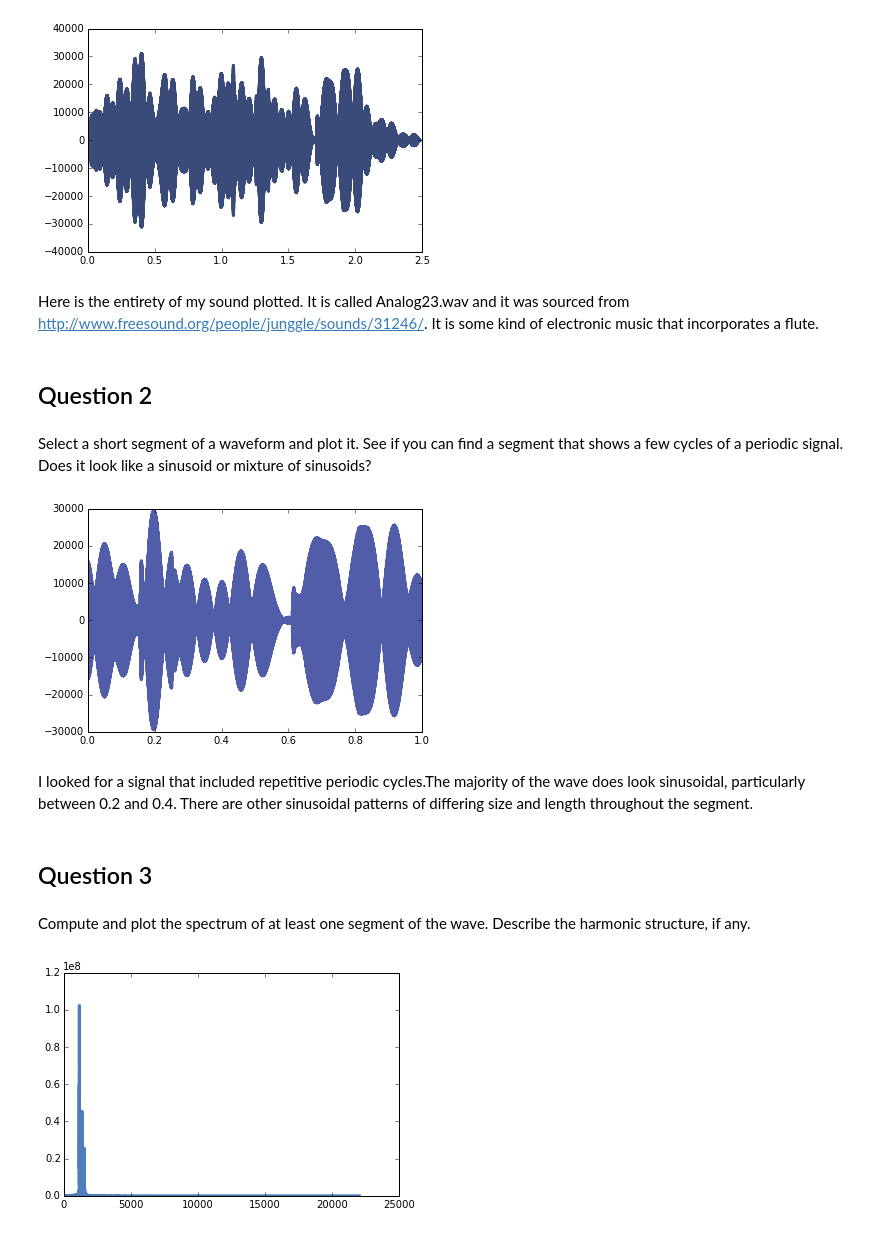
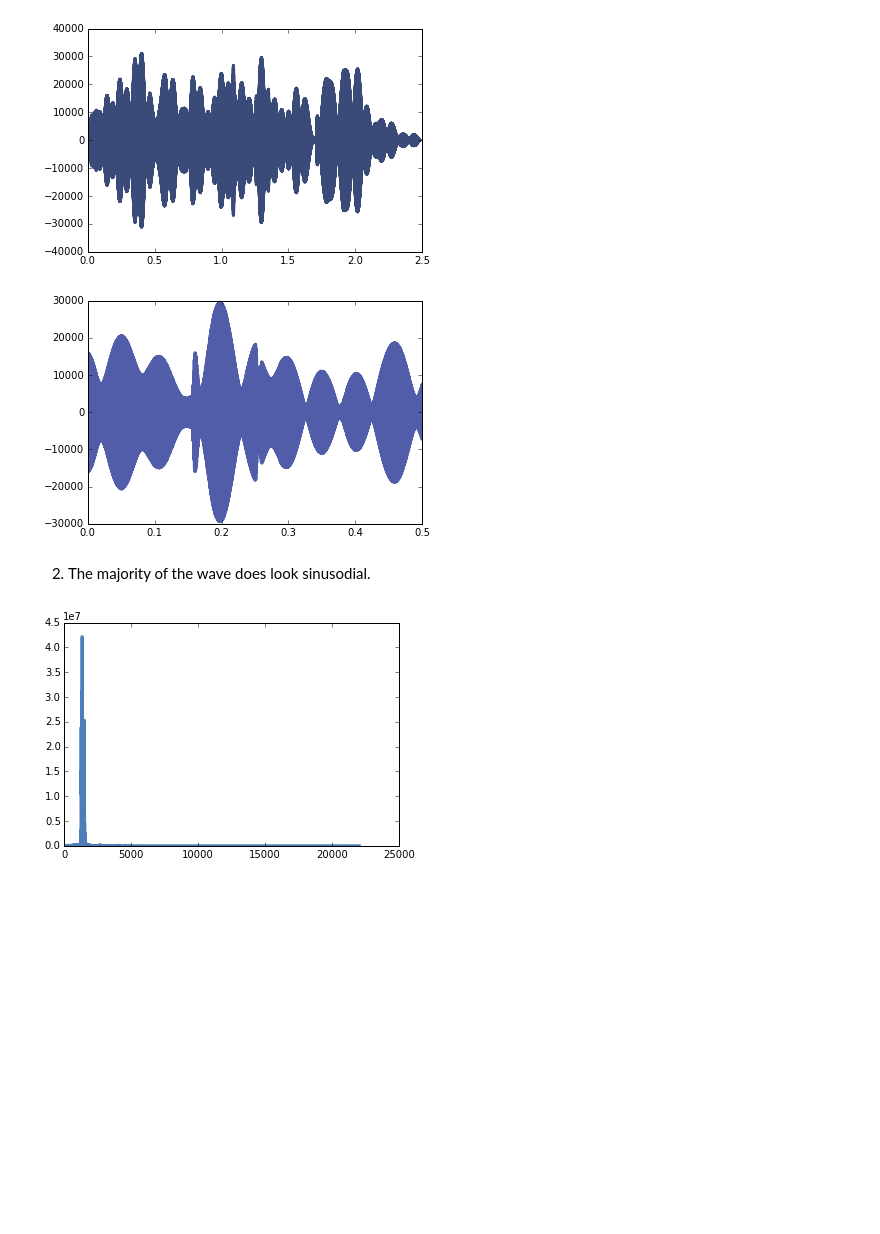
Before and after one commit to megsaysrawr/ThinkDSP, a Jupyter notebook: code/ps01.ipynb, the cells around one changed output. Saved outputs shown, nothing was run; the diff lists cells and outputs as text; code cells hidden in the pictures; blank space fills up the shorter version.

```diff
--- a/code/ps01.ipynb
+++ b/code/ps01.ipynb
@@ -23,28 +14,17 @@ wave.make_audio()
 wave.plot()
 # %% [output]
 [figure]
-# %% [markdown]
-Here is the entirety of my sound plotted. It is called Analog23.wav and it was sourced from http://www.freesound.org/people/junggle/sounds/31246/.
-It is some kind of electronic music that incorporates a flute.
-# %% [markdown]
-## Question 2
-# %% [markdown]
-Select a short segment of a waveform and plot it.  See if you can find a segment that shows a few cycles of a periodic signal.  Does it look like a sinusoid or mixture of sinusoids?
 # %%
 start = 1.1
-duration = 1
+duration = 0.5
 segment = wave.segment(start, duration)
 segment.plot()
 # %% [output]
-[figure, old version]
+[figure, new version]
-# %% [markdown]
-I looked for a signal that included repetitive periodic cycles.The majority of the wave does look sinusoidal, particularly between 0.2 and 0.4. There are other sinusoidal patterns of differing size and length throughout the segment.
-# %% [markdown]
-## Question 3
-# %% [markdown]
-Compute and plot the spectrum of at least one segment of the wave.  Describe the harmonic structure, if any.
+# %% [markdown]
+2) The majority of the wave does look sinusodial.
 # %%
 spectrum = segment.make_spectrum()
 spectrum.plot()
 # %% [output]
-[figure, old version]
+[figure, new version]
```
Also changed, not shown: parts of 63 cells of this notebook, 2 other files.
